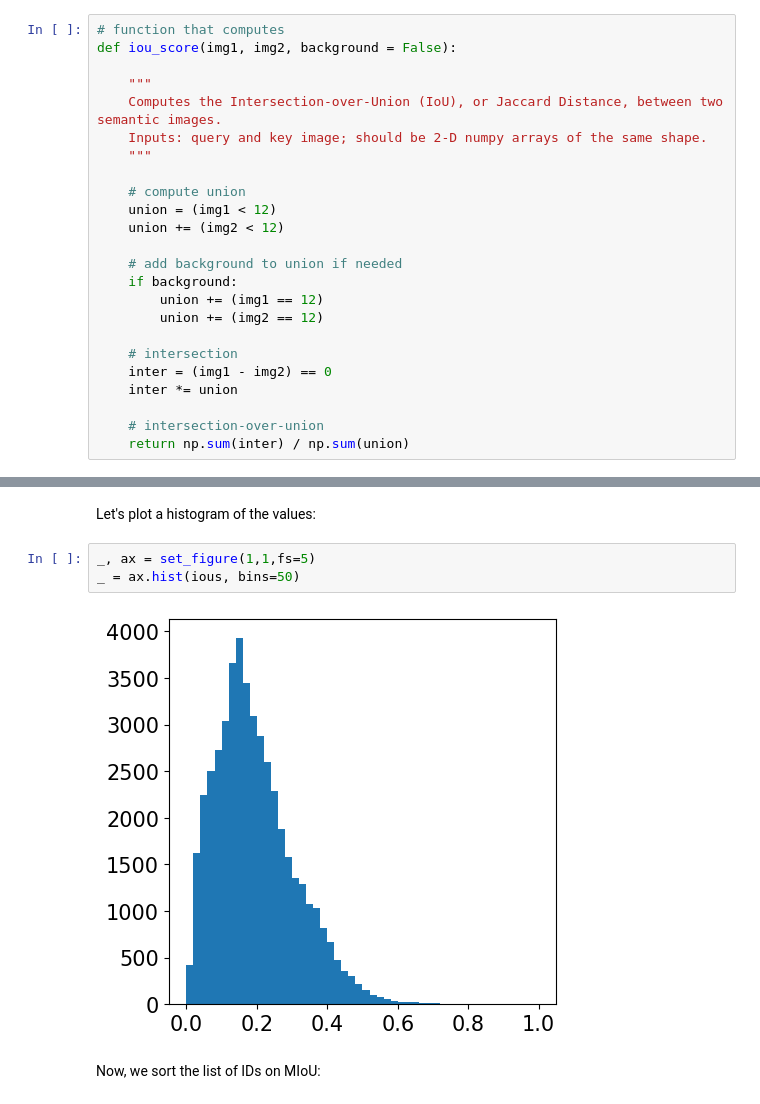
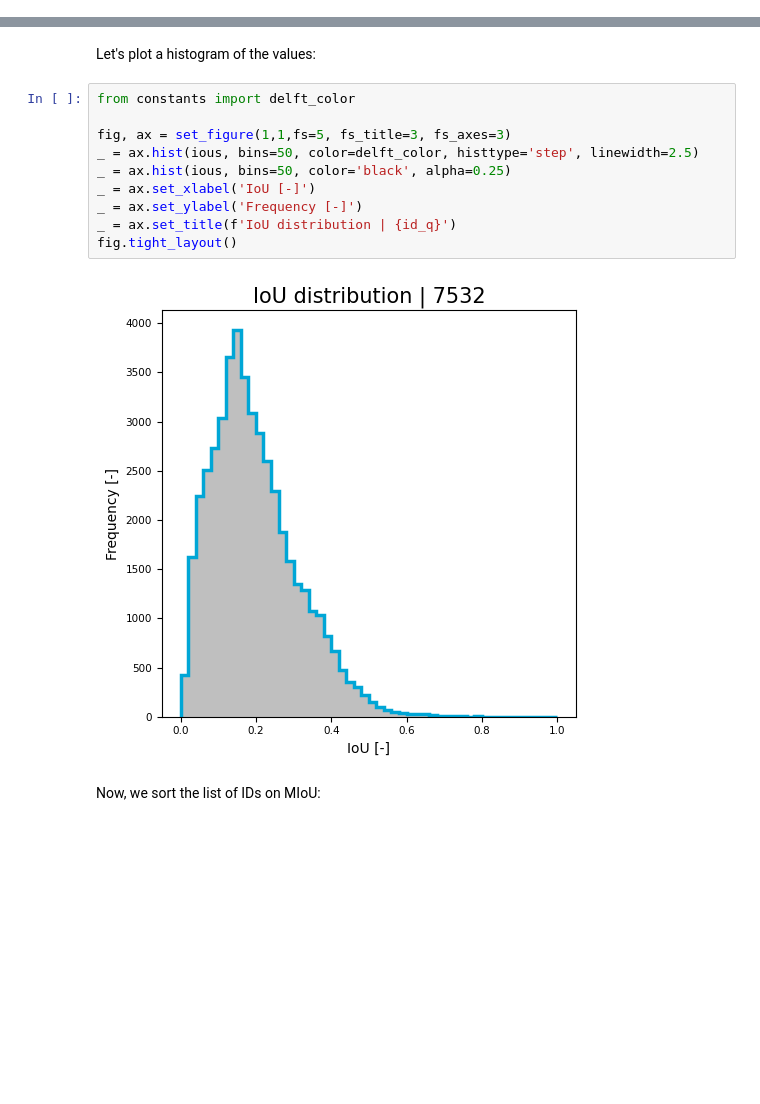
Before and after one commit to caspervanengelenburg/ssig, a Jupyter notebook: nb_ranking.ipynb, the cells around one changed output, grey strips where cells are left out. Cells and saved outputs as stored; diff of their text form; blank space fills up the shorter version.

```diff
--- a/nb_ranking.ipynb
+++ b/nb_ranking.ipynb
@@ -71,24 +68,0 @@ Next, we define the function that computes the IoU between two images
-# %%
-# function that computes
-def iou_score(img1, img2, background = False):
-
-    """
-    Computes the Intersection-over-Union (IoU), or Jaccard Distance, between two semantic images.
-    Inputs: query and key image; should be 2-D numpy arrays of the same shape.
-    """
-
-    # compute union
-    union = (img1 < 12)
-    union += (img2 < 12)
-
-    # add background to union if needed
-    if background:
-        union += (img1 == 12)
-        union += (img2 == 12)
-
-    # intersection
-    inter = (img1 - img2) == 0
-    inter *= union
-
-    # intersection-over-union
-    return np.sum(inter) / np.sum(union)
@@ -113,10 +91,17 @@ Time it took to rank on IoU: 7.502601146697998
 # %% [markdown]
 Let's plot a histogram of the values:
-# %%
-_, ax = set_figure(1,1,fs=5)
-_ = ax.hist(ious, bins=50)
-# %% [output]
-[figure, removed]
+# %%
+from constants import delft_color
+
+fig, ax = set_figure(1,1,fs=5, fs_title=3, fs_axes=3)
+_ = ax.hist(ious, bins=50, color=delft_color, histtype='step', linewidth=2.5)
+_ = ax.hist(ious, bins=50, color='black', alpha=0.25)
+_ = ax.set_xlabel('IoU [-]')
+_ = ax.set_ylabel('Frequency [-]')
+_ = ax.set_title(f'IoU distribution | {id_q}')
+fig.tight_layout()
+# %% [output]
+[figure, added]
 # %% [markdown]
 Now, we sort the list of IDs on MIoU:
 # %%
```
Also changed, not shown: parts of 12 cells of this notebook, 6 other files.
